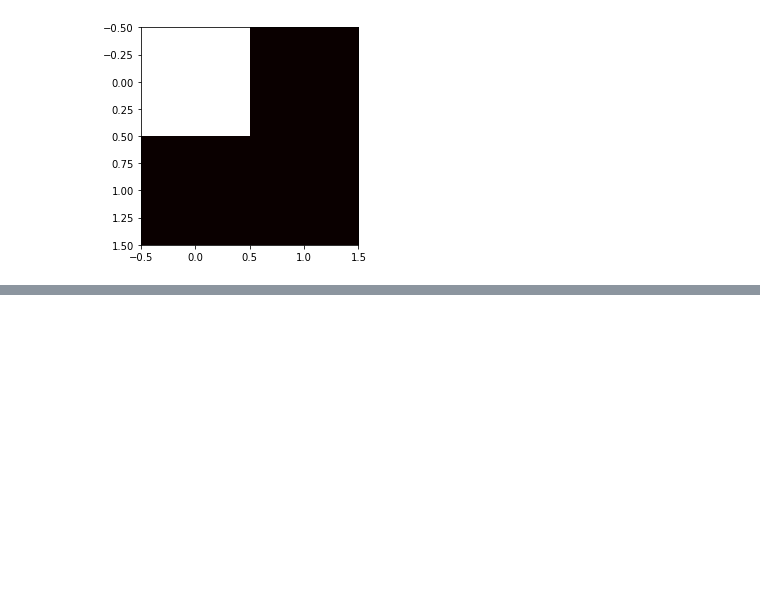
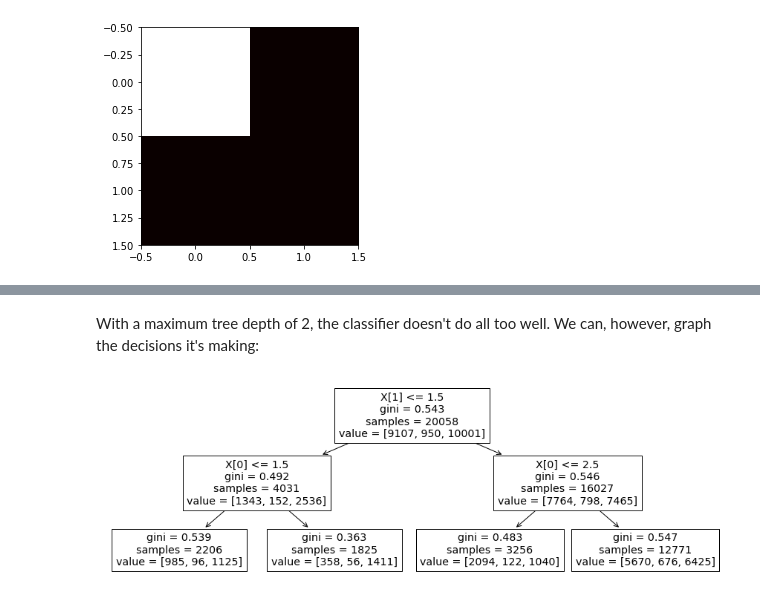
Before and after one commit to ChrisJMurdoch/ChessNotebook, a Jupyter notebook: Chess.ipynb, the cells around one changed output, grey strips where cells are left out. Saved outputs shown, nothing was run; the diff lists cells and outputs as text; code cells hidden in the pictures; blank space fills up the shorter version.

```diff
--- a/Chess.ipynb
+++ b/Chess.ipynb
@@ -1082,0 +1090,10 @@ Finally, the time variance of the clusters is similar for white wins and black w
+# %%
+from sklearn.tree import DecisionTreeClassifier, plot_tree
+
+tree = DecisionTreeClassifier(max_depth=2, random_state=42, min_samples_leaf=1)
+
+out = classifier_metrics(
+    tree, discrete, 'winner',
+    ['white_rating', 'black_rating', 'turns'],
+    folds=10
+)
@@ -1082,0 +1108,8 @@ Finally, the time variance of the clusters is similar for white wins and black w
+# %% [markdown]
+With a maximum tree depth of 2, the classifier doesn't do all too well.  We can, however, graph the decisions it's making:
+# %%
+figure(figsize=(15, 5))
+plot_tree(tree)
+plt.show()
+# %% [output]
+[figure, added]
```
Also changed, not shown: parts of 30 cells of this notebook.
